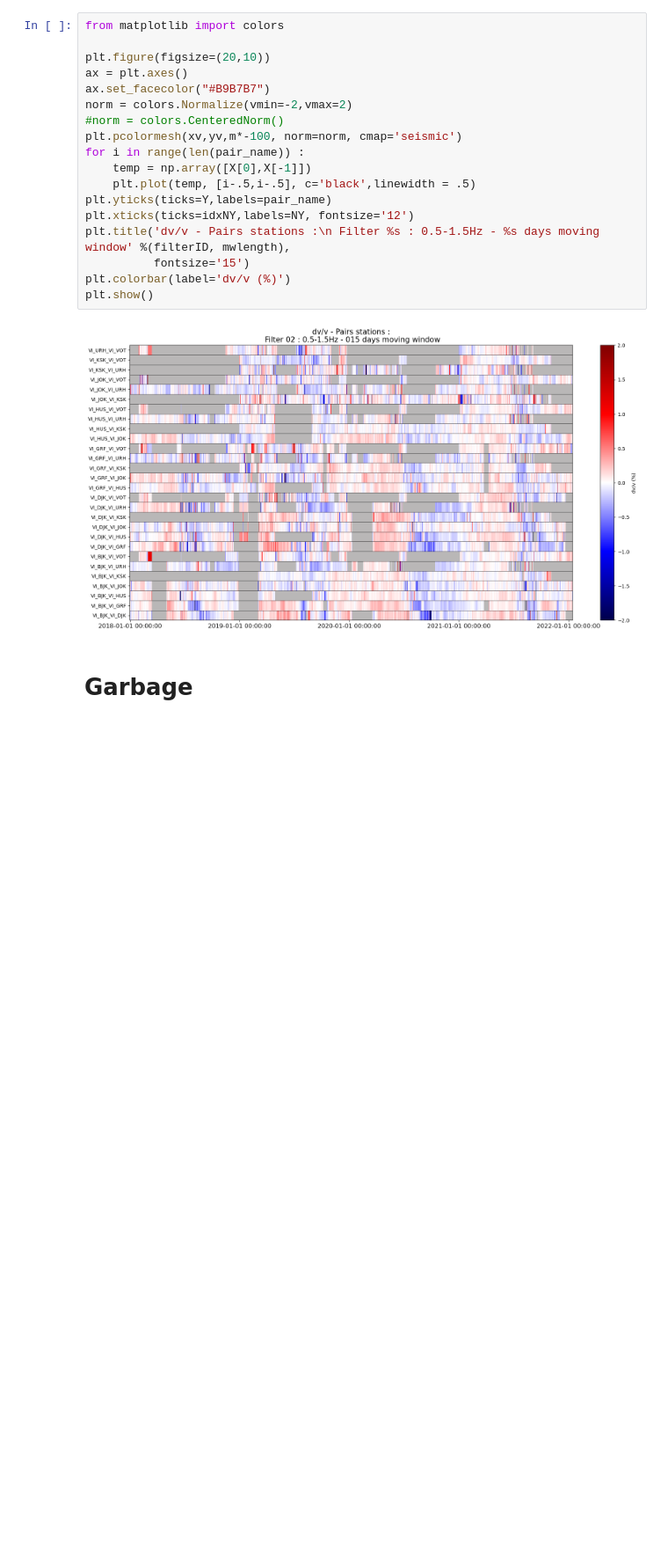
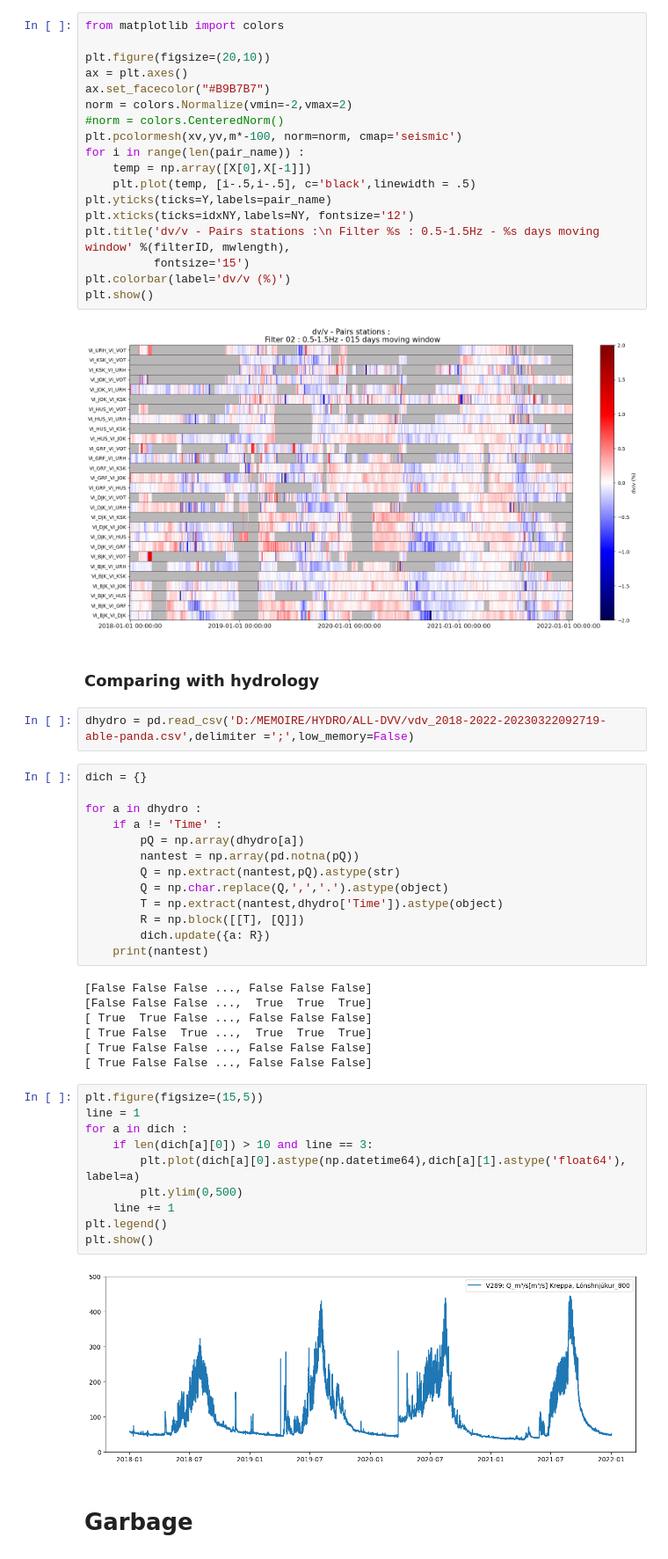
Before and after one commit to jgovoort/sismo-memo, a Jupyter notebook: InterferoMsNoise.ipynb, the cells around one changed output. Shown: that part at 88% size. Saved outputs shown, nothing was run; the diff lists cells and outputs as text; blank space fills up the shorter version.

Commit message:
Hydrology
Working on global vatnajolull hydrology and also the glacier mass balance

```diff
--- a/InterferoMsNoise.ipynb
+++ b/InterferoMsNoise.ipynb
@@ -121,6 +125,42 @@ plt.colorbar(label='dv/v (%)')
 plt.show()
 # %% [output]
 [figure]
+# %% [markdown]
+### Comparing with hydrology
+# %%
+dhydro = pd.read_csv('D:/MEMOIRE/HYDRO/ALL-DVV/vdv_2018-2022-20230322092719-able-panda.csv',delimiter =';',low_memory=False)
+# %%
+dich = {}
+
+for a in dhydro :
+    if a != 'Time' :
+        pQ = np.array(dhydro[a])
+        nantest = np.array(pd.notna(pQ))
+        Q = np.extract(nantest,pQ).astype(str)
+        Q = np.char.replace(Q,',','.').astype(object)
+        T = np.extract(nantest,dhydro['Time']).astype(object)
+        R = np.block([[T], [Q]])
+        dich.update({a: R})
+    print(nantest)
+# %% [output]
+[False False False ..., False False False]
+[False False False ...,  True  True  True]
+[ True  True False ..., False False False]
+[ True False  True ...,  True  True  True]
+[ True False False ..., False False False]
+[ True False False ..., False False False]
+# %%
+plt.figure(figsize=(15,5))
+line = 1
+for a in dich :
+    if len(dich[a][0]) > 10 and line == 3:
+        plt.plot(dich[a][0].astype(np.datetime64),dich[a][1].astype('float64'), label=a)
+        plt.ylim(0,500)
+    line += 1
+plt.legend()
+plt.show()
+# %% [output]
+[figure, added]
 # %% [markdown]
 # Garbage
 # %%
```
Also changed, not shown: parts of 1 cell of this notebook, 2 other files.
